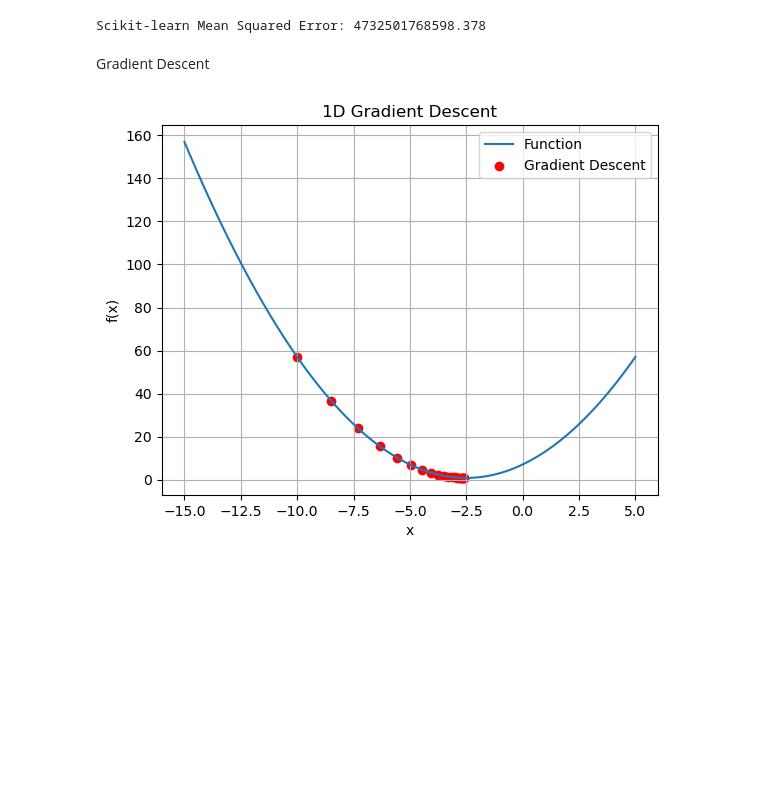
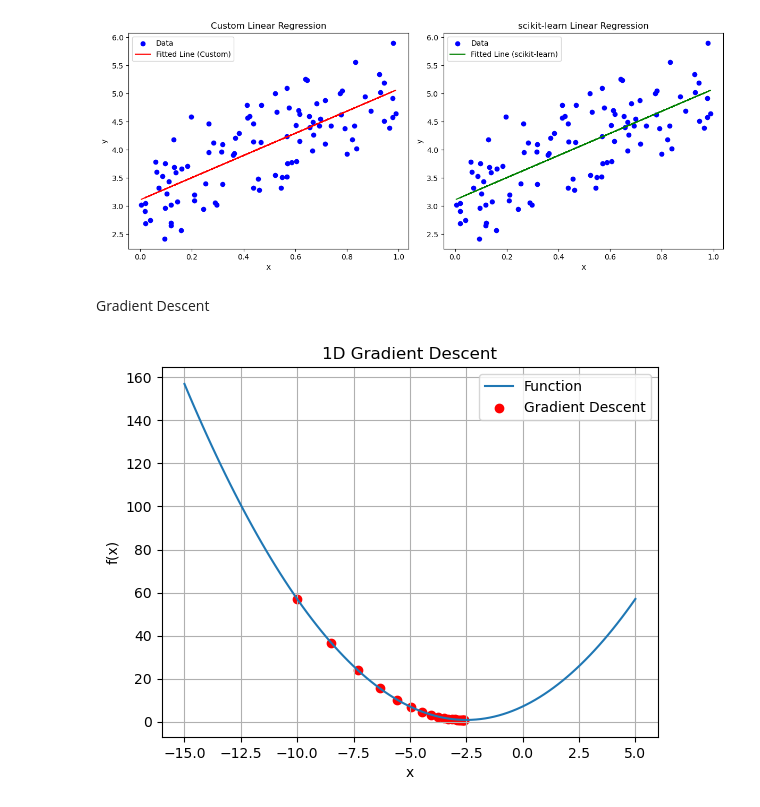
Before and after one commit to dotslashbit/blog_notebooks, a Jupyter notebook: machine_learning/linear_regression/linear_regression.ipynb, the cells around one changed output. Drawn from its saved outputs; the diff is of its cells as text; code cells hidden in the pictures; blank space fills up the shorter version.

Commit message:
modified linear regression code

```diff
--- a/machine_learning/linear_regression/linear_regression.ipynb
+++ b/machine_learning/linear_regression/linear_regression.ipynb
@@ -70,17 +0,0 @@ Mean Squared Error: 4732325067831.32
-# %%
-from sklearn.linear_model import LinearRegression
-from sklearn.metrics import mean_squared_error
-
-# Create and fit the model
-sklearn_model = LinearRegression()
-sklearn_model.fit(X, y)
-
-# Make predictions on the test dataset
-sklearn_predictions = sklearn_model.predict(X_test)
-
-# Calculate the mean squared error
-sklearn_mse = mean_squared_error(y_test, sklearn_predictions)
-
-print(f"Scikit-learn Mean Squared Error: {sklearn_mse}")
-# %% [output]
-Scikit-learn Mean Squared Error: 4732501768598.378
@@ -86,0 +4,6 @@ Scikit-learn Mean Squared Error: 4732501768598.378
+# %%
+np.random.seed(0)  # For reproducibility
+
+# Generate random data
+X = np.random.rand(100, 1)
+y = 3 + 2 * X + np.random.randn(100, 1) * .5
@@ -87,3 +33,37 @@ Scikit-learn Mean Squared Error: 4732501768598.378
+# %%
+from sklearn.linear_model import LinearRegression as SKLinearRegression
+
+# Instantiate and fit the scikit-learn model
+sk_lr = SKLinearRegression()
+sk_lr.fit(X, y)
+
+# Make predictions
+sk_y_pred = sk_lr.predict(X)
+# %%
+# Create subplots
+fig, (ax1, ax2) = plt.subplots(1, 2, figsize=(12, 5))
+
+# Plot the custom linear regression line
+ax1.scatter(X, y, c='b', label='Data')
+ax1.plot(X, y_pred, c='r', label='Fitted Line (Custom)')
+ax1.set_xlabel('X')
+ax1.set_ylabel('y')
+ax1.set_title('Custom Linear Regression')
+ax1.legend()
+
+# Plot the scikit-learn linear regression line
+ax2.scatter(X, y, c='b', label='Data')
+ax2.plot(X, sk_y_pred, c='g', label='Fitted Line (scikit-learn)')
+ax2.set_xlabel('X')
+ax2.set_ylabel('y')
+ax2.set_title('scikit-learn Linear Regression')
+ax2.legend()
+
+# Adjust layout and display the plot
+plt.tight_layout()
+plt.show()
+# %% [output]
+[figure, added]
 # %% [markdown]
 Gradient Descent
 # %%
```
Also changed, not shown: parts of 6 cells of this notebook.
